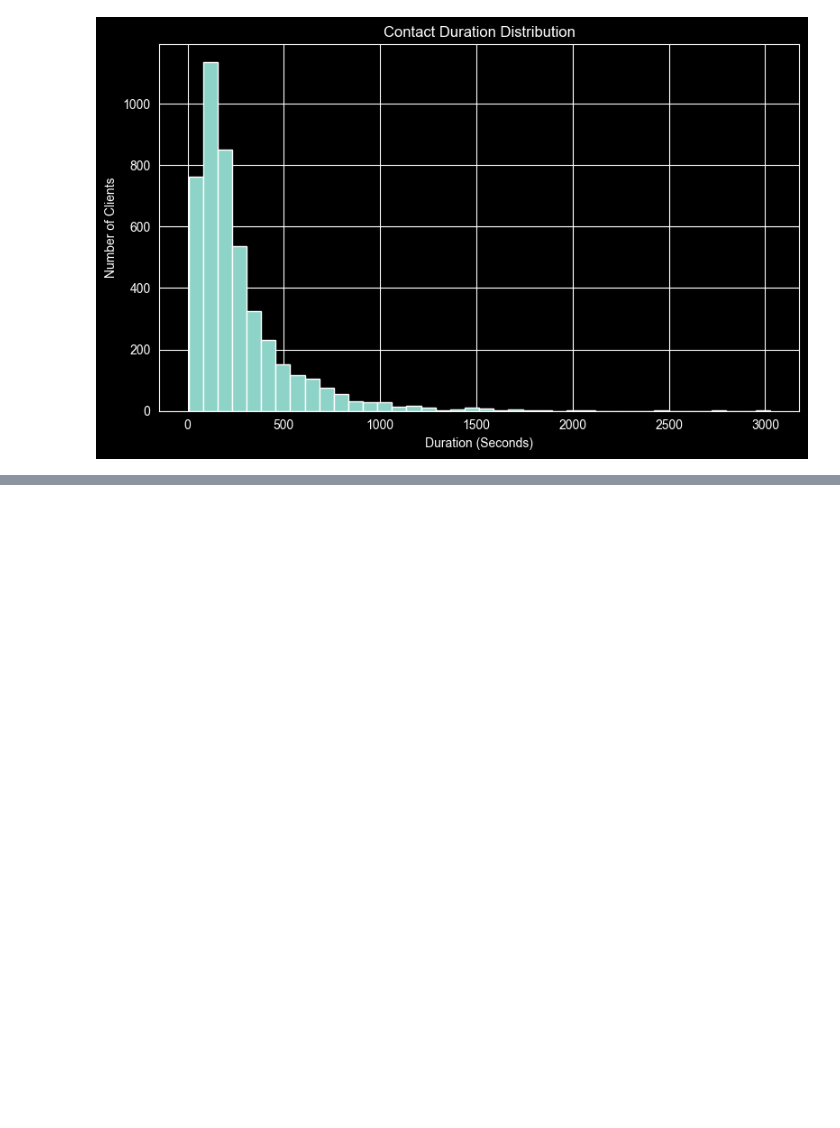
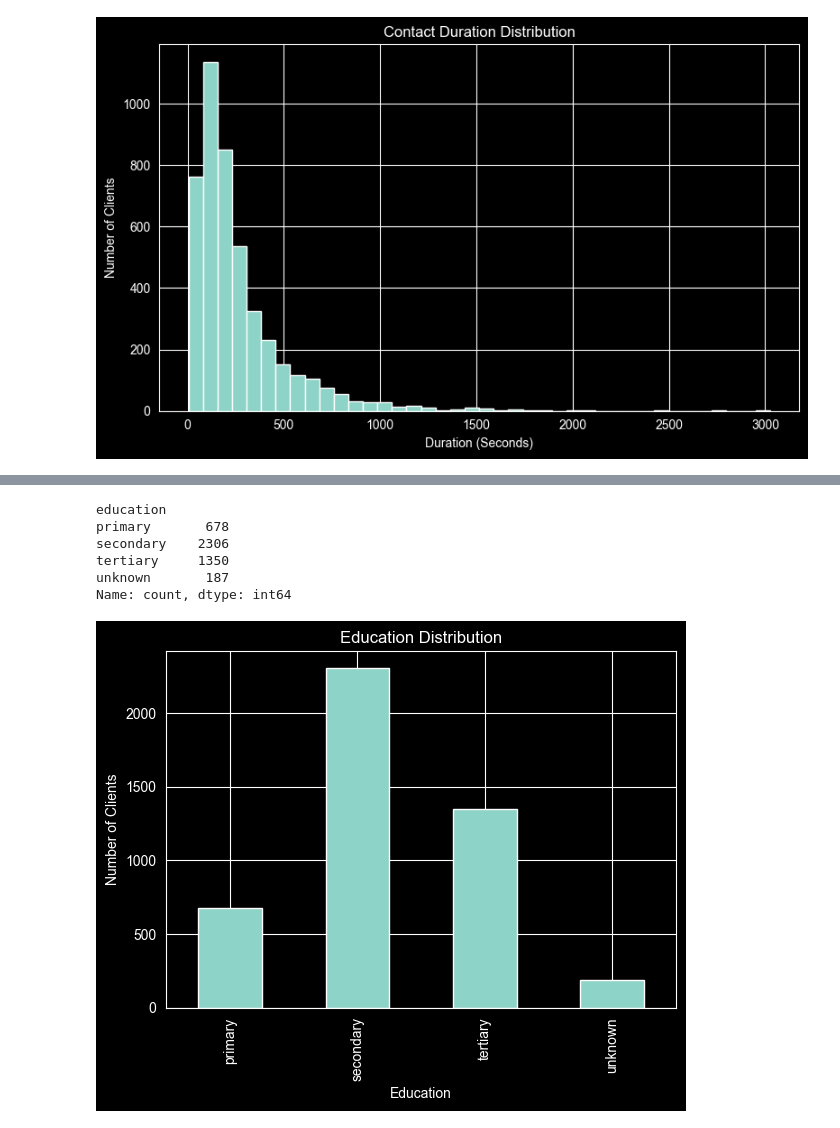
Before and after one commit to dvsdevious/bank-marketing-decision-tree-classification, a Jupyter notebook: notebooks/01_data_exploration.ipynb, the cells around one changed output, grey strips where cells are left out. Drawn from its saved outputs; the diff is of its cells as text; code cells hidden in the pictures; blank space fills up the shorter version.

Commit message:
saved all the graph images

```diff
--- a/notebooks/01_data_exploration.ipynb
+++ b/notebooks/01_data_exploration.ipynb
@@ -412,0 +392,23 @@ Text(0, 0.5, 'Yearly Average Balance (Euros)')
+# %%
+education = df['education'].value_counts().sort_index()
+education
+# %% [output]
+education
+primary       678
+secondary    2306
+tertiary     1350
+unknown       187
+Name: count, dtype: int64
+# %%
+plt.figure(figsize=(6, 5))
+education.plot(kind="bar")
+
+plt.title('Education Distribution')
+plt.xlabel('Education')
+plt.ylabel('Number of Clients')
+
+plt.tight_layout()
+plt.savefig('../images/Figure_A9_Education.png')
+plt.show()
+# %% [output]
+[figure, added]
```
Also changed, not shown: parts of 16 cells of this notebook, 12 other files.
